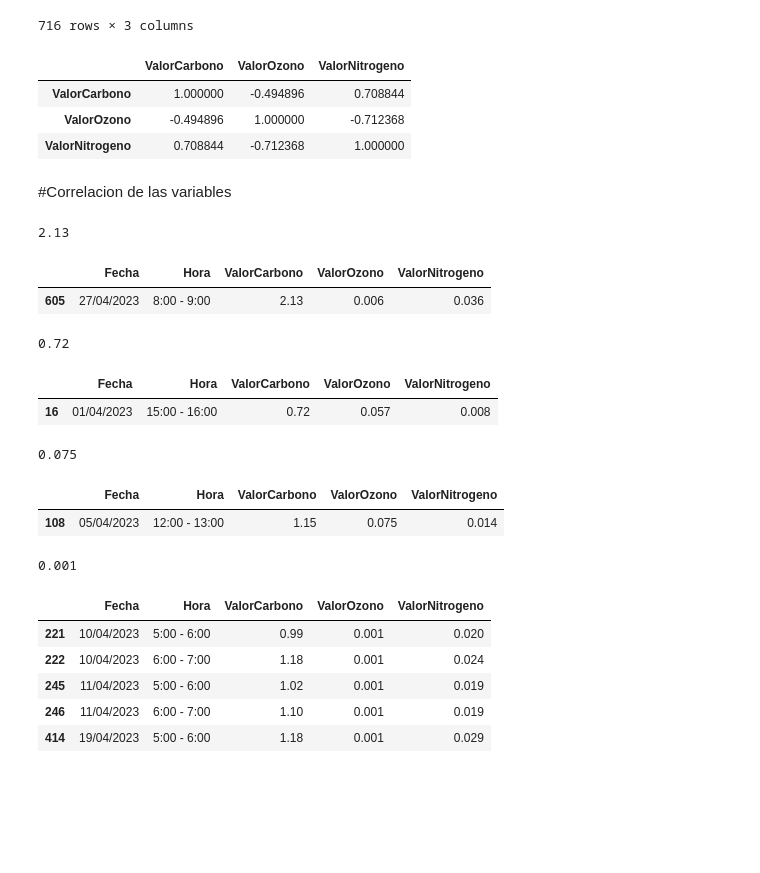
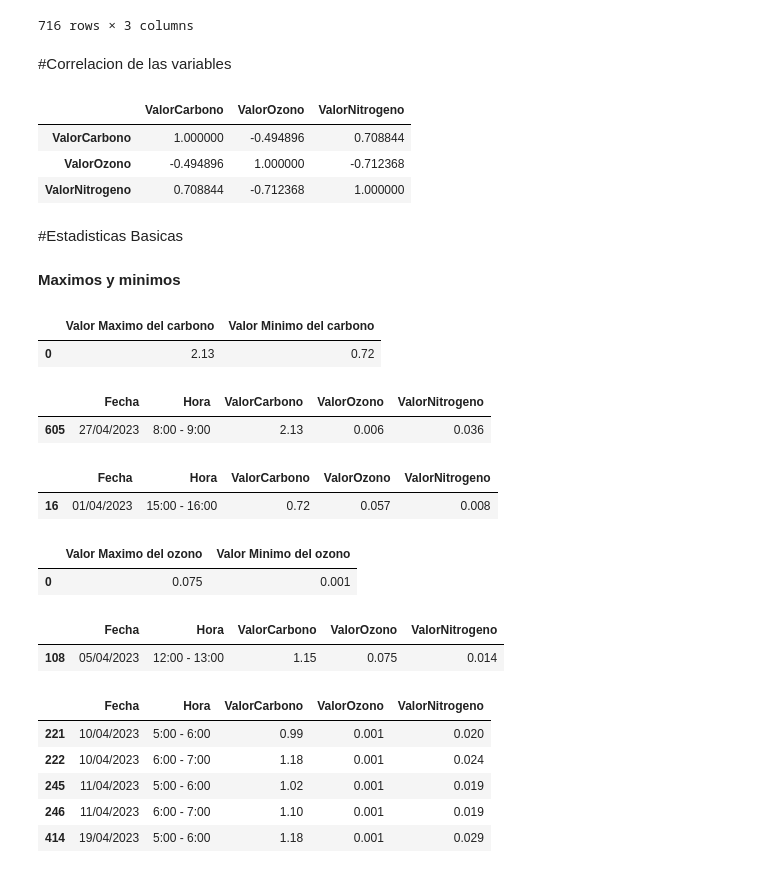
Before and after one commit to LeydLayd/air-quality-linear-regression, a Jupyter notebook: CalidadDelAire.ipynb, the cells around one changed output. Drawn from its saved outputs; the diff is of its cells as text; code cells hidden in the pictures; blank space fills up the shorter version.

```diff
--- a/CalidadDelAire.ipynb
+++ b/CalidadDelAire.ipynb
@@ -66,6 +75,8 @@ df
 | 714 | 1.11 | 0.035 | 0.009 |
 | 715 | 1.05 | 0.037 | 0.007 |
 716 rows × 3 columns
+# %% [markdown]
+#Correlacion de las variables
 # %%
 df.corr()
 # %% [output]
@@ -73,47 +84,51 @@ df.corr()
 | ValorCarbono | 1.000000 | -0.494896 | 0.708844 |
 | ValorOzono | -0.494896 | 1.000000 | -0.712368 |
 | ValorNitrogeno | 0.708844 | -0.712368 | 1.000000 |
-# %% [markdown]
-#Correlacion de las variables
+# %% [markdown]
+#Estadisticas Basicas
 # %%
 Carbono = df.ValorCarbono
 Ozono = df.ValorOzono
 Nitrogeno = df.ValorNitrogeno
-# %%
-maximo_carbono=Carbono.max()
-maximo_carbono
-# %% [output]
-2.13
+# %% [markdown]
+**Maximos y minimos**
+# %%
+maximo_carbono=Carbono.max()
+minimo_carbono=Carbono.min()
+
+pd.DataFrame({
+    'Valor Maximo del carbono': [maximo_carbono],
+    'Valor Minimo del carbono': [minimo_carbono]
+})
+# %% [output]
+|  | Valor Maximo del carbono | Valor Minimo del carbono |
+| 0 | 2.13 | 0.72 |
 # %%
 df1[df1.ValorCarbono==2.13]
 # %% [output]
 |  | Fecha | Hora | ValorCarbono | ValorOzono | ValorNitrogeno |
 | 605 | 27/04/2023 | 8:00 - 9:00 | 2.13 | 0.006 | 0.036 |
-# %%
-minimo_carbono=Carbono.min()
-minimo_carbono
-# %% [output]
-0.72
 # %%
 df1[df1.ValorCarbono==0.72]
 # %% [output]
 |  | Fecha | Hora | ValorCarbono | ValorOzono | ValorNitrogeno |
 | 16 | 01/04/2023 | 15:00 - 16:00 | 0.72 | 0.057 | 0.008 |
-# %%
-maximo_ozono=Ozono.max()
-maximo_ozono
-# %% [output]
-0.075
+# %%
+maximo_ozono=Ozono.max()
+minimo_ozono=Ozono.min()
+
+pd.DataFrame({
+    'Valor Maximo del ozono': [maximo_ozono],
+    'Valor Minimo del ozono': [minimo_ozono]
+})
+# %% [output]
+|  | Valor Maximo del ozono | Valor Minimo del ozono |
+| 0 | 0.075 | 0.001 |
 # %%
 df1[df1.ValorOzono==0.075]
 # %% [output]
 |  | Fecha | Hora | ValorCarbono | ValorOzono | ValorNitrogeno |
 | 108 | 05/04/2023 | 12:00 - 13:00 | 1.15 | 0.075 | 0.014 |
-# %%
-minimo_ozono=Ozono.min()
-minimo_ozono
-# %% [output]
-0.001
 # %%
 df1[df1.ValorOzono== 0.001]
 # %% [output]
```
Also changed, not shown: parts of 28 cells of this notebook.
